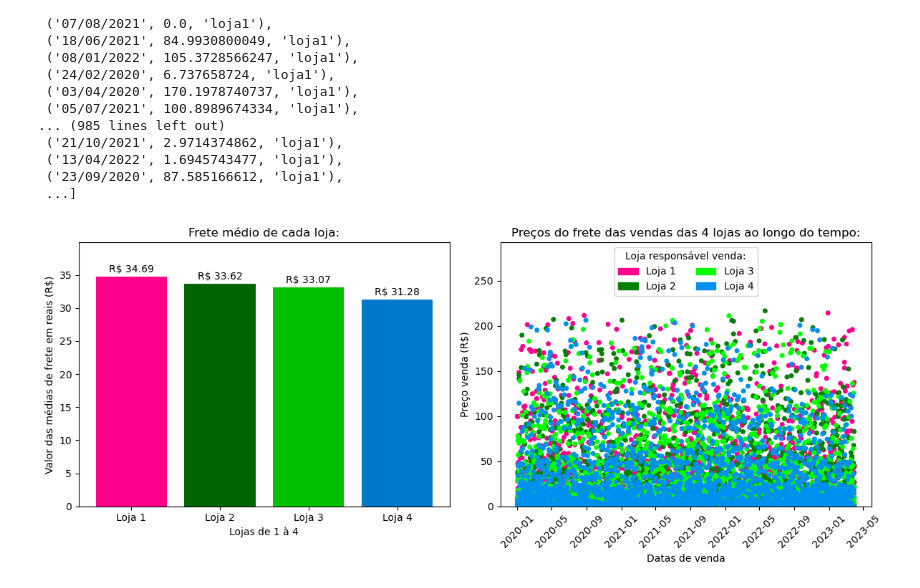
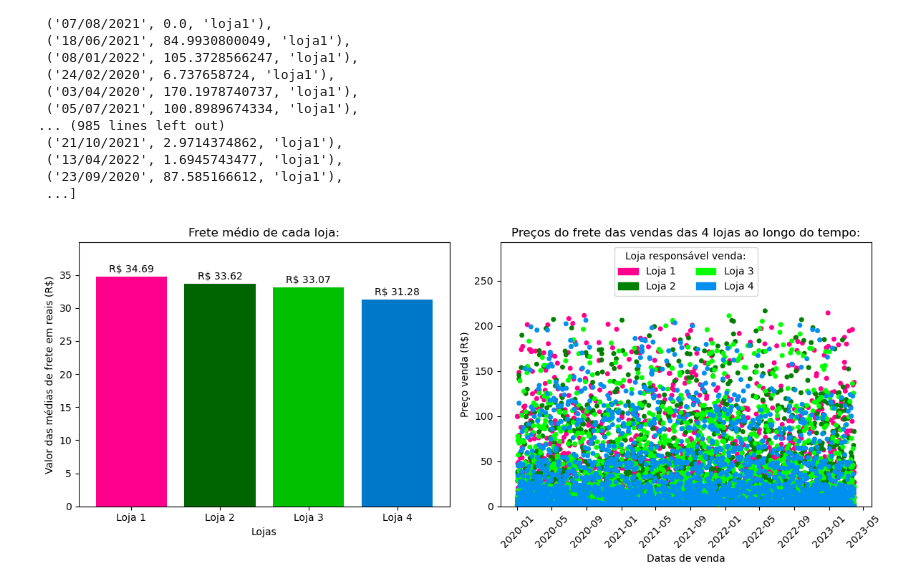
Before and after one commit to Megalonnix/ChallengeAluraStore, a Jupyter notebook: AluraStoreBr.ipynb, the cells around one changed output. Cells and saved outputs as stored; diff of their text form; code cells hidden in the pictures.

```diff
--- a/AluraStoreBr.ipynb
+++ b/AluraStoreBr.ipynb
@@ -775,7 +775,7 @@ ax1.bar(
     color=["#ff008c", 'darkgreen', "#00c000", "#0078c9"])
 
 ax1.set_title('Frete médio de cada loja:')
-ax1.set_xlabel('Lojas de 1 à 4')
+ax1.set_xlabel('Lojas')
 ax1.set_ylabel('Valor das médias de frete em reais (R$)')
 ax1.set_ylim(0, max(valoresBarras) * 1.15)
 
@@ -819,31 +819,31 @@ array_vls_monetarios = [
 # Montando conteúdo do Scatter Plot:
 ax2.scatter(
     datas_eixo_x,
     array_vls_monetarios, # (25.98, 'loja1') => pegei apenas o 25.98
     c=cores_precos_vendas,
     s=16,
     alpha=1)
 
 ax2.tick_params(axis='x',rotation=45)
 ax2.set_title('Preços do frete das vendas das 4 lojas ao longo do tempo:')
 ax2.set_xlabel('Datas de venda')
 ax2.set_ylabel('Preço venda (R$)')
 
 legenda_scatter_plot = [
     Patch(color='#ff008c', label='Loja 1'),
     Patch(color='green', label='Loja 2'),
     Patch(color='#00ff00', label='Loja 3'),
     Patch(color='#0090f0', label='Loja 4')
 ]
 
 ax2.legend(
     handles=legenda_scatter_plot,
     title="Loja responsável venda:",
     loc='upper center',
     ncols=2)
 
 plt.tight_layout()
 plt.ylim(0,max(array_vls_monetarios) * 1.35)
 plt.show()
 # %% [output]
-[figure, old version]
+[figure, new version]
```
